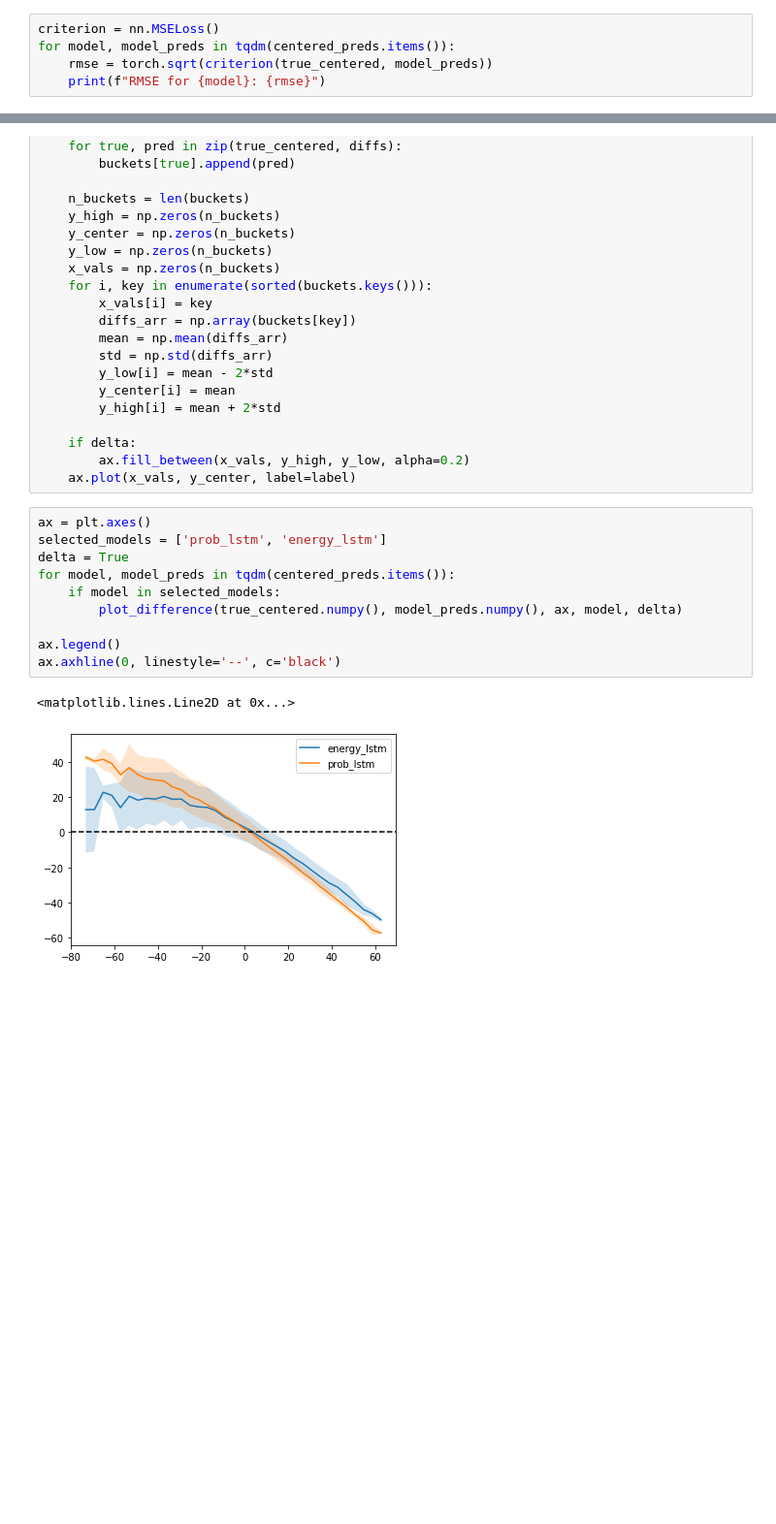
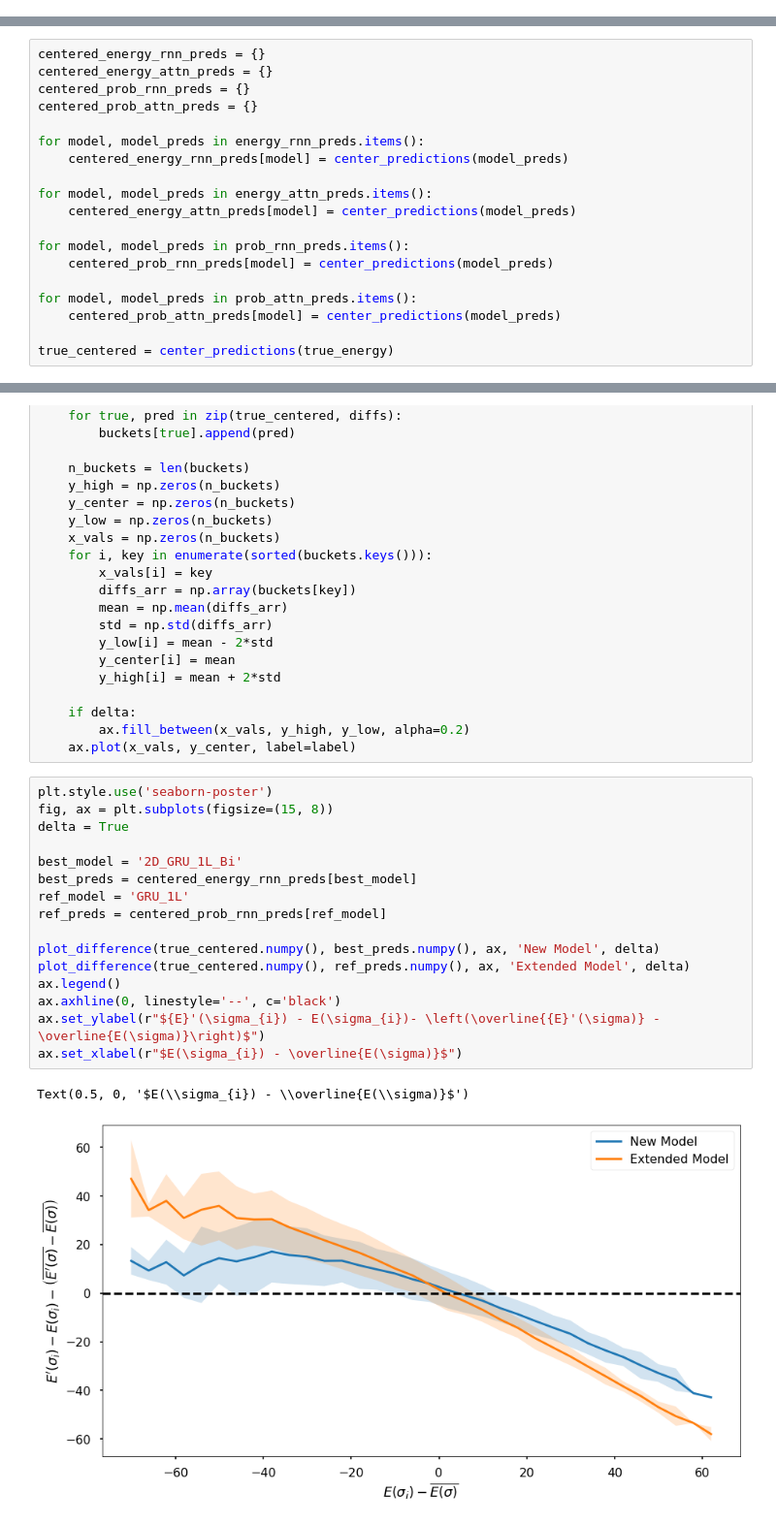
Before and after one commit to CLEANit/watch-and-learn, a Jupyter notebook: Energy Predictions.ipynb, the cells around one changed output, grey strips where cells are left out. Shown at 97% size. Drawn from its saved outputs; the diff is of its cells as text; blank space fills up the shorter version.

Commit message:
include pipeline for all models

```diff
--- a/Energy Predictions.ipynb
+++ b/Energy Predictions.ipynb
@@ -94,5 +119,0 @@ true_centered = center_predictions(true_energy)
-# %%
-criterion = nn.MSELoss()
-for model, model_preds in tqdm(centered_preds.items()):
-    rmse = torch.sqrt(criterion(true_centered, model_preds))
-    print(f"RMSE for {model}: {rmse}")
@@ -106,0 +120,19 @@ RMSE for prob_gru: 20.173389434814453
+# %%
+centered_energy_rnn_preds = {}
+centered_energy_attn_preds = {}
+centered_prob_rnn_preds = {}
+centered_prob_attn_preds = {}
+
+for model, model_preds in energy_rnn_preds.items():
+    centered_energy_rnn_preds[model] = center_predictions(model_preds)
+
+for model, model_preds in energy_attn_preds.items():
+    centered_energy_attn_preds[model] = center_predictions(model_preds)
+
+for model, model_preds in prob_rnn_preds.items():
+    centered_prob_rnn_preds[model] = center_predictions(model_preds)
+
+for model, model_preds in prob_attn_preds.items():
+    centered_prob_attn_preds[model] = center_predictions(model_preds)
+
+true_centered = center_predictions(true_energy)
@@ -129,16 +206,22 @@ def plot_difference(true_centered, model_centered_preds, ax, label, delta=False)
     if delta:
         ax.fill_between(x_vals, y_high, y_low, alpha=0.2)
     ax.plot(x_vals, y_center, label=label)
-# %%
-ax = plt.axes()
-selected_models = ['prob_lstm', 'energy_lstm']
-delta = True
-for model, model_preds in tqdm(centered_preds.items()):
-    if model in selected_models:
-        plot_difference(true_centered.numpy(), model_preds.numpy(), ax, model, delta)
-
-ax.legend()
-ax.axhline(0, linestyle='--', c='black')
-# %% [output]
-<matplotlib.lines.Line2D at 0x...>
-[figure, removed]
+# %%
+plt.style.use('seaborn-poster')
+fig, ax = plt.subplots(figsize=(15, 8))
+delta = True
+
+best_model = '2D_GRU_1L_Bi'
+best_preds = centered_energy_rnn_preds[best_model]
+ref_model = 'GRU_1L'
+ref_preds = centered_prob_rnn_preds[ref_model]
+
+plot_difference(true_centered.numpy(), best_preds.numpy(), ax, 'New Model', delta)
+plot_difference(true_centered.numpy(), ref_preds.numpy(), ax, 'Extended Model', delta)
+ax.legend()
+ax.axhline(0, linestyle='--', c='black')
+ax.set_ylabel(r"${E}'(\sigma_{i}) - E(\sigma_{i})- \left(\overline{{E}'(\sigma)} - \overline{E(\sigma)}\right)$")
+ax.set_xlabel(r"$E(\sigma_{i}) - \overline{E(\sigma)}$")
+# %% [output]
+Text(0.5, 0, '$E(\\sigma_{i}) - \\overline{E(\\sigma)}$')
+[figure, added]
```
Also changed, not shown: parts of 15 cells of this notebook.
